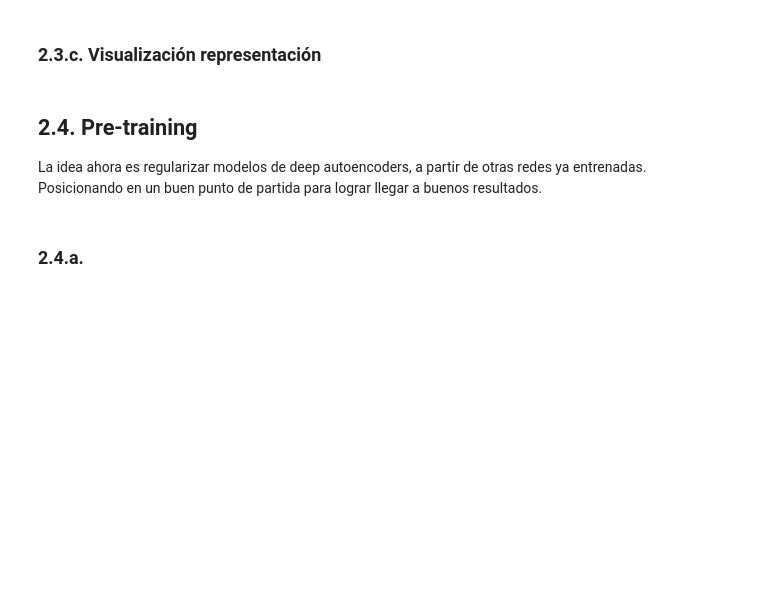
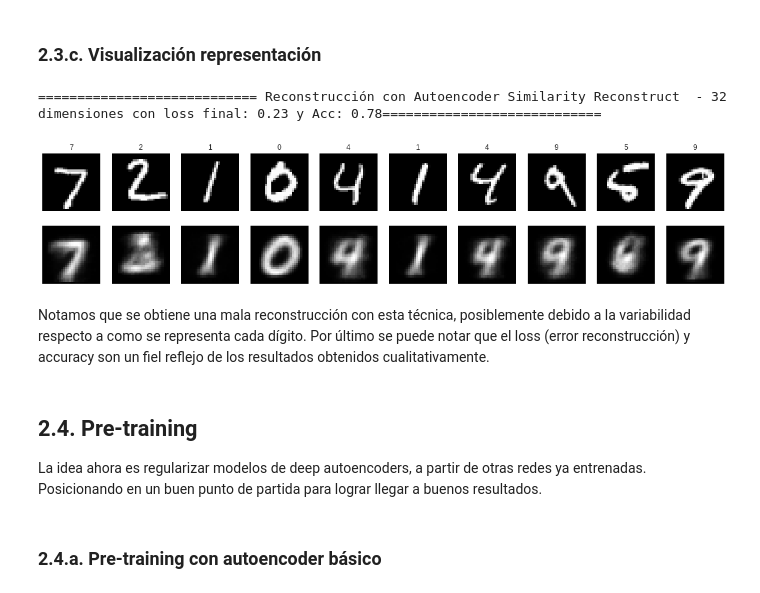
Before and after one commit to rigonzal/ANN, a Jupyter notebook: Approach3/Pregunta_2_colab.ipynb, the cells around one changed output. Cells and saved outputs as stored; diff of their text form; code cells hidden in the pictures; blank space fills up the shorter version.

```diff
--- a/Approach3/Pregunta_2_colab.ipynb
+++ b/Approach3/Pregunta_2_colab.ipynb
@@ -1099,13 +1132,18 @@ history_3_b = autoencoder_3_b.fit(data,data_sim,epochs=50,batch_size=32,validati
 # %% [markdown]
 ### 2.3.c.  Visualización representación
 # %%
-loss = history_2_b_list[i].history['val_loss'][-1]
-  acc = history_2_b_list[i].history['val_acc'][-1]
-  plot_reconstruction(x_test_2_b,autoencoder_2_b_list[i],32,loss,acc,"Denoising Autoencoder con p="+str(noise_levels[i]),False)
+loss = history_3_b.history['val_loss'][-1]
+acc = history_3_b.history['val_acc'][-1]
+plot_reconstruction(x_test,autoencoder_3_b,32,loss,acc,"Autoencoder Similarity Reconstruct ",False)
 #embeddings = encoder.predict(data) #project this with TSNE
+# %% [output]
+============================ Reconstrucción con Autoencoder Similarity Reconstruct  - 32 dimensiones con loss final: 0.23 y Acc: 0.78============================
+[figure, added]
+# %% [markdown]
+Notamos que se obtiene una mala reconstrucción con esta técnica, posiblemente debido a la variabilidad respecto a como se representa cada dígito. Por último se puede notar que el loss (error reconstrucción) y accuracy son un fiel reflejo de los resultados obtenidos cualitativamente.
 # %% [markdown]
 ## 2.4. Pre-training
 
 La idea ahora es regularizar modelos de deep autoencoders, a partir de otras redes ya entrenadas. Posicionando en un buen punto de partida para lograr llegar a buenos resultados.
 # %% [markdown]
-### 2.4.a.
+### 2.4.a.  Pre-training con autoencoder básico
```
Also changed, not shown: parts of 34 cells of this notebook.
